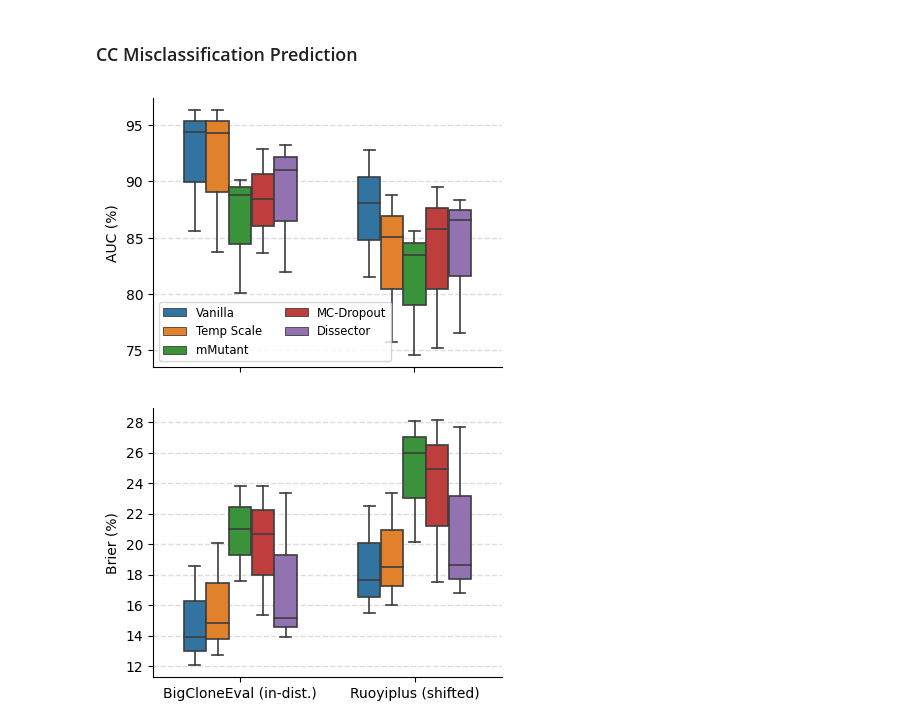
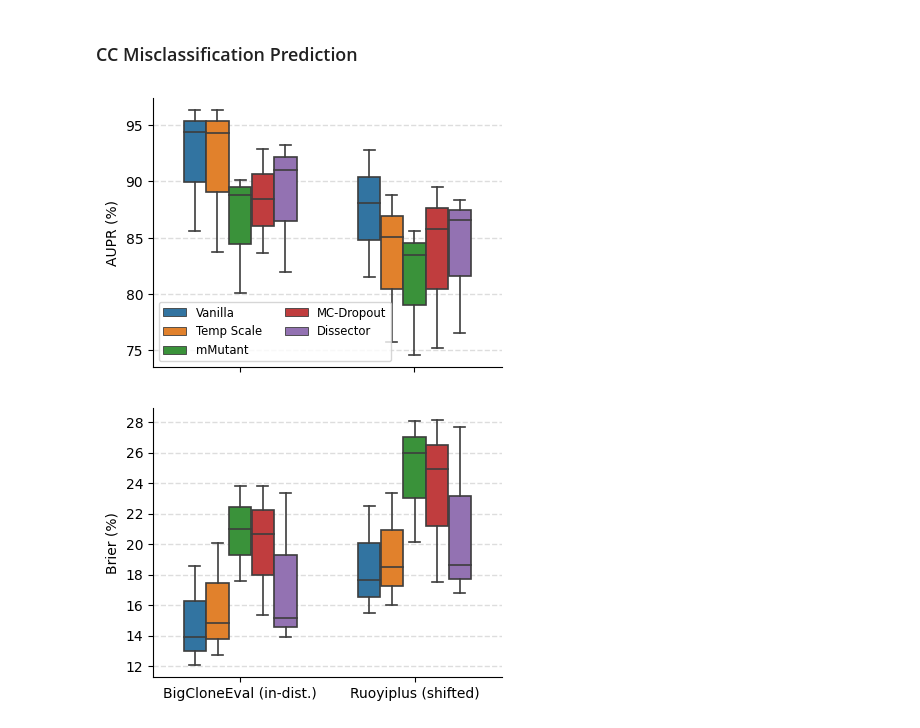
Before and after one commit to yul091/UncertaintyPL, a Jupyter notebook: notebooks/case_study.ipynb, the cells around one changed output. Cells and saved outputs as stored; diff of their text form; code cells hidden in the pictures.

```diff
--- a/notebooks/case_study.ipynb
+++ b/notebooks/case_study.ipynb
@@ -369,35 +369,35 @@ cc_aupr_melt = pd.melt(
     var_name='Shift_Intensity',
     value_name='AUPR',
 )
 cc_aupr_melt['Shift_Intensity'] = cc_aupr_melt['Shift_Intensity'].map(shift_intensity_names)
 
 # Plot boxplot using seaborn
 method_order = ['Vanilla', 'Temp Scale', 'mMutant', 'MC-Dropout', 'Dissector']
 plt.figure(figsize=(4.5, 3.5))
 plt.grid(True, color='#DDDDDD', linestyle='--', linewidth=1)
 ax = sns.boxplot(
     data=cc_aupr_melt,
     x='Shift_Intensity',
     y='AUPR',
     hue='Method',
     hue_order=method_order,
     width=0.65,
     linewidth=1.2,
 )
 ax.set_axisbelow(True)
 ax.spines['right'].set_visible(False)
 ax.spines['top'].set_visible(False)
 ax.legend(ncols=2, fontsize='small')
 # set the y-axis tick labels as integers
 ax.set_xticklabels(['']*2)
 ax.yaxis.set_major_formatter(plt.FormatStrFormatter('%d'))
 plt.title('')
 plt.xlabel('')
-plt.ylabel('AUC (%)')
+plt.ylabel('AUPR (%)')
 plt.savefig('../Figure/case_cc_aupr.pdf', bbox_inches='tight')
 plt.show()
 # %% [output]
-[figure, old version]
+[figure, new version]
 # %%
 cc_df_brier = pd.DataFrame({
     'Method': ['Temp Scale', 'Entropy', 'mMutant', 'Vanilla', 'MC-Dropout', 'Dissector'] * 3,
```
Also changed, not shown: parts of 2 cells of this notebook, 12 other files.
